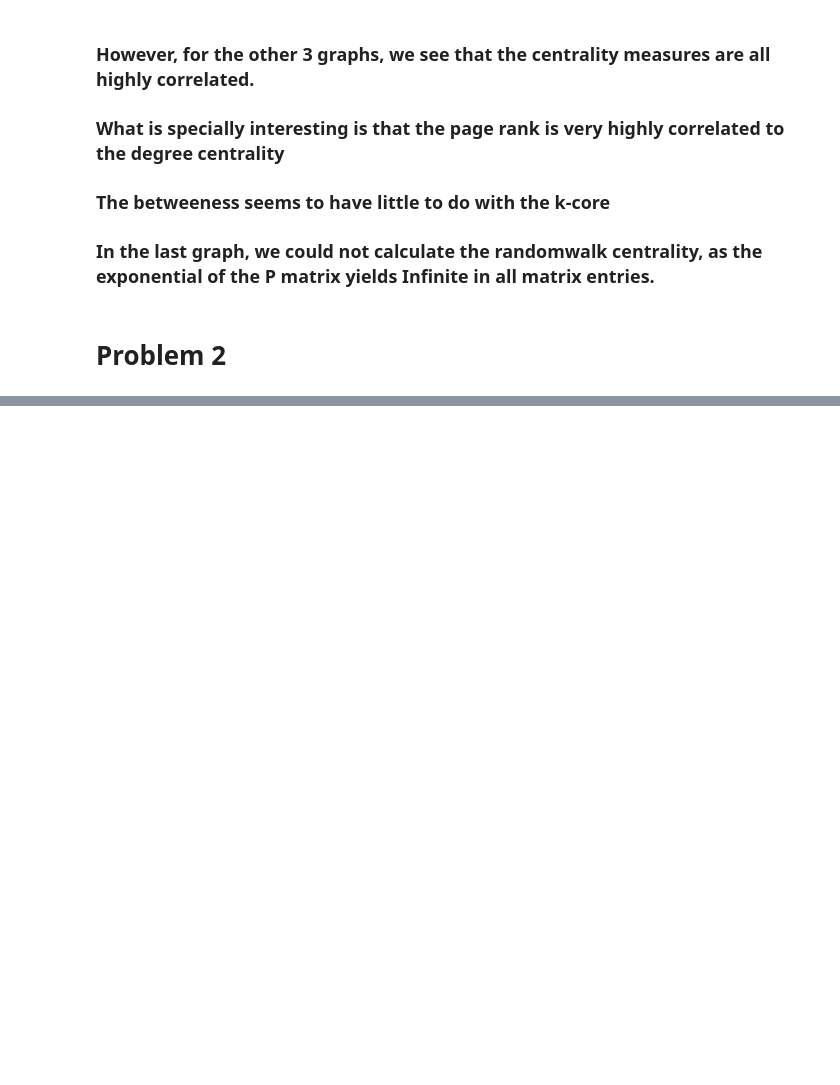
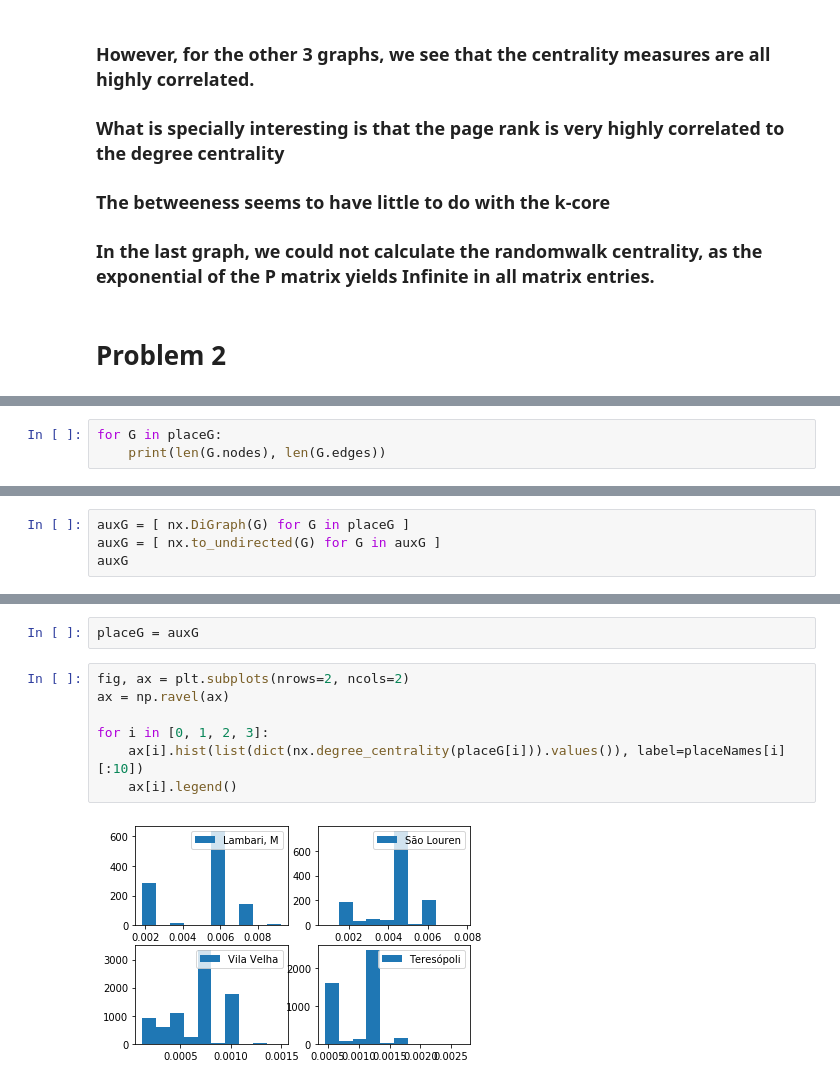
Before and after one commit to matheushjs/sandbox, a Jupyter notebook: complex_nets/lista2.ipynb, the cells around one changed output, grey strips where cells are left out. Saved outputs shown, nothing was run; the diff lists cells and outputs as text; blank space fills up the shorter version.

```diff
--- a/complex_nets/lista2.ipynb
+++ b/complex_nets/lista2.ipynb
@@ -228,0 +259,3 @@ plt.hist(deg)
+# %%
+for G in placeG:
+    print(len(G.nodes), len(G.edges))
@@ -228,0 +267,4 @@ plt.hist(deg)
+# %%
+auxG = [ nx.DiGraph(G) for G in placeG ]
+auxG = [ nx.to_undirected(G) for G in auxG ]
+auxG
@@ -228,0 +284,11 @@ plt.hist(deg)
+# %%
+placeG = auxG
+# %%
+fig, ax = plt.subplots(nrows=2, ncols=2)
+ax = np.ravel(ax)
+
+for i in [0, 1, 2, 3]:
+    ax[i].hist(list(dict(nx.degree_centrality(placeG[i])).values()), label=placeNames[i][:10])
+    ax[i].legend()
+# %% [output]
+[figure, added]
```
Also changed, not shown: parts of 18 cells of this notebook.
